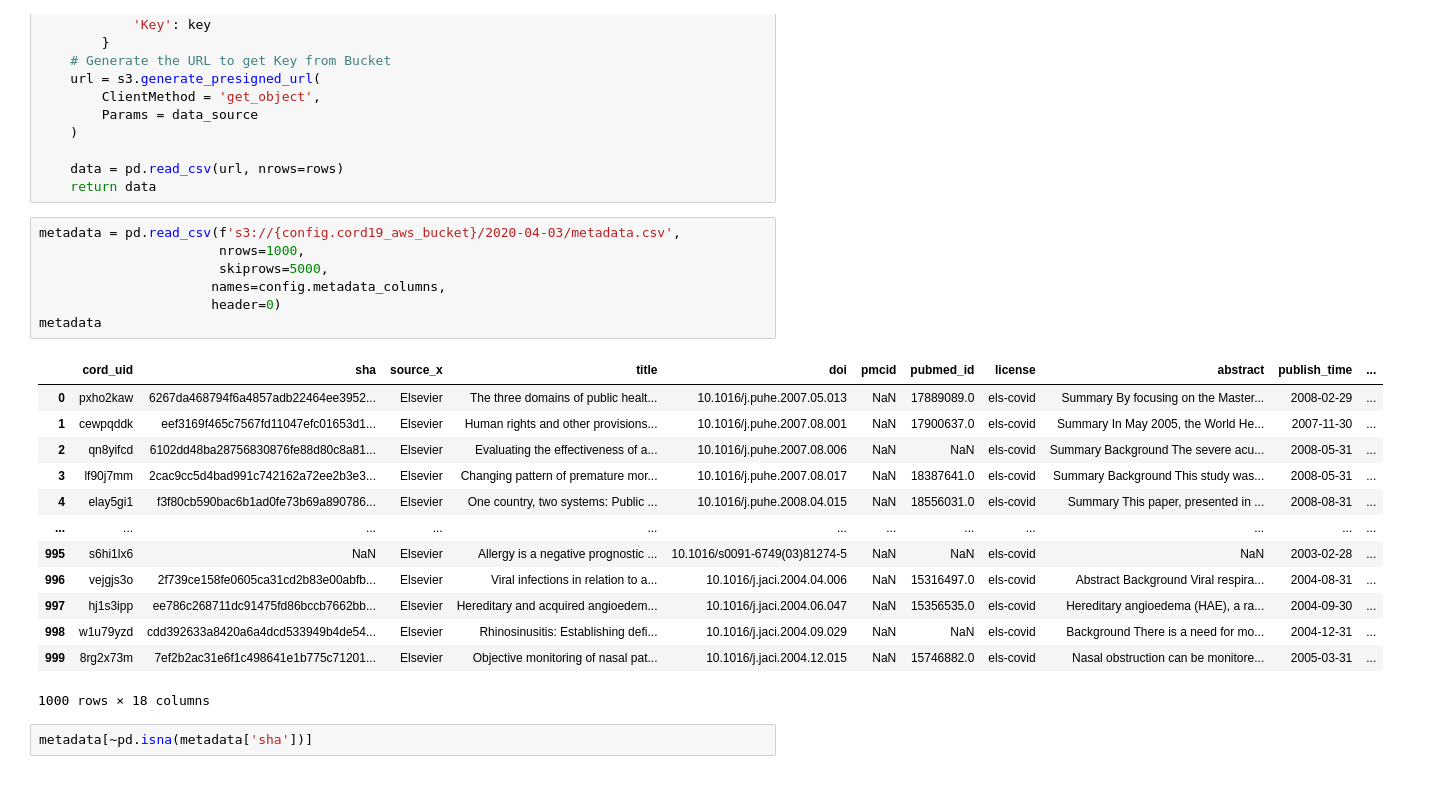
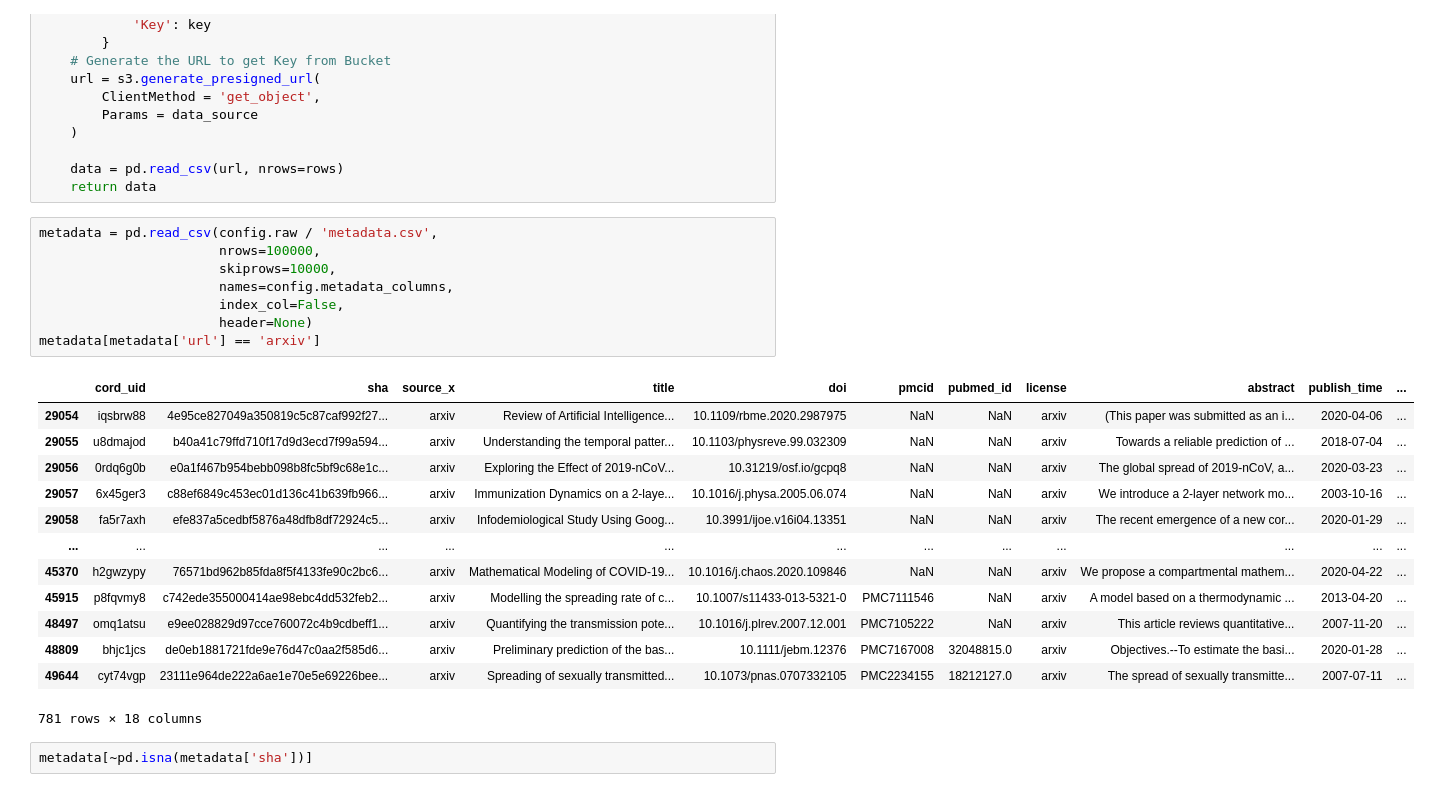
Before and after one commit to NationalLimerickProductions/seq2cite, a Jupyter notebook: notebooks/0_cord_data.ipynb, the cells around one changed output. Cells and saved outputs as stored; diff of their text form.

```diff
--- a/notebooks/0_cord_data.ipynb
+++ b/notebooks/0_cord_data.ipynb
@@ -139,26 +154,27 @@ def preview_csv_dataset(bucket, key, rows=10):
     data = pd.read_csv(url, nrows=rows)
     return data
 # %%
-metadata = pd.read_csv(f's3://{config.cord19_aws_bucket}/2020-04-03/metadata.csv',
-                       nrows=1000,
-                       skiprows=5000,
-                      names=config.metadata_columns,
-                      header=0)
-metadata
+metadata = pd.read_csv(config.raw / 'metadata.csv',
+                       nrows=100000,
+                       skiprows=10000,
+                       names=config.metadata_columns,
+                       index_col=False,
+                       header=None)
+metadata[metadata['url'] == 'arxiv']
 # %% [output]
 |  | cord_uid | sha | source_x | title | doi | pmcid | pubmed_id | license | abstract | publish_time | ... |
-| 0 | pxho2kaw | 6267da468794f6a4857adb22464ee3952... | Elsevier | The three domains of public healt... | 10.1016/j.puhe.2007.05.013 | NaN | 17889089.0 | els-covid | Summary By focusing on the Master... | 2008-02-29 | ... |
-| 1 | cewpqddk | eef3169f465c7567fd11047efc01653d1... | Elsevier | Human rights and other provisions... | 10.1016/j.puhe.2007.08.001 | NaN | 17900637.0 | els-covid | Summary In May 2005, the World He... | 2007-11-30 | ... |
-| 2 | qn8yifcd | 6102dd48ba28756830876fe88d80c8a81... | Elsevier | Evaluating the effectiveness of a... | 10.1016/j.puhe.2007.08.006 | NaN | NaN | els-covid | Summary Background The severe acu... | 2008-05-31 | ... |
-| 3 | lf90j7mm | 2cac9cc5d4bad991c742162a72ee2b3e3... | Elsevier | Changing pattern of premature mor... | 10.1016/j.puhe.2007.08.017 | NaN | 18387641.0 | els-covid | Summary Background This study was... | 2008-05-31 | ... |
-| 4 | elay5gi1 | f3f80cb590bac6b1ad0fe73b69a890786... | Elsevier | One country, two systems: Public ... | 10.1016/j.puhe.2008.04.015 | NaN | 18556031.0 | els-covid | Summary This paper, presented in ... | 2008-08-31 | ... |
+| 29054 | iqsbrw88 | 4e95ce827049a350819c5c87caf992f27... | arxiv | Review of Artificial Intelligence... | 10.1109/rbme.2020.2987975 | NaN | NaN | arxiv | (This paper was submitted as an i... | 2020-04-06 | ... |
+| 29055 | u8dmajod | b40a41c79ffd710f17d9d3ecd7f99a594... | arxiv | Understanding the temporal patter... | 10.1103/physreve.99.032309 | NaN | NaN | arxiv | Towards a reliable prediction of ... | 2018-07-04 | ... |
+| 29056 | 0rdq6g0b | e0a1f467b954bebb098b8fc5bf9c68e1c... | arxiv | Exploring the Effect of 2019-nCoV... | 10.31219/osf.io/gcpq8 | NaN | NaN | arxiv | The global spread of 2019-nCoV, a... | 2020-03-23 | ... |
+| 29057 | 6x45ger3 | c88ef6849c453ec01d136c41b639fb966... | arxiv | Immunization Dynamics on a 2-laye... | 10.1016/j.physa.2005.06.074 | NaN | NaN | arxiv | We introduce a 2-layer network mo... | 2003-10-16 | ... |
+| 29058 | fa5r7axh | efe837a5cedbf5876a48dfb8df72924c5... | arxiv | Infodemiological Study Using Goog... | 10.3991/ijoe.v16i04.13351 | NaN | NaN | arxiv | The recent emergence of a new cor... | 2020-01-29 | ... |
 | ... | ... | ... | ... | ... | ... | ... | ... | ... | ... | ... | ... |
-| 995 | s6hi1lx6 | NaN | Elsevier | Allergy is a negative prognostic ... | 10.1016/s0091-6749(03)81274-5 | NaN | NaN | els-covid | NaN | 2003-02-28 | ... |
-| 996 | vejgjs3o | 2f739ce158fe0605ca31cd2b83e00abfb... | Elsevier | Viral infections in relation to a... | 10.1016/j.jaci.2004.04.006 | NaN | 15316497.0 | els-covid | Abstract Background Viral respira... | 2004-08-31 | ... |
-| 997 | hj1s3ipp | ee786c268711dc91475fd86bccb7662bb... | Elsevier | Hereditary and acquired angioedem... | 10.1016/j.jaci.2004.06.047 | NaN | 15356535.0 | els-covid | Hereditary angioedema (HAE), a ra... | 2004-09-30 | ... |
-| 998 | w1u79yzd | cdd392633a8420a6a4dcd533949b4de54... | Elsevier | Rhinosinusitis: Establishing defi... | 10.1016/j.jaci.2004.09.029 | NaN | NaN | els-covid | Background There is a need for mo... | 2004-12-31 | ... |
-| 999 | 8rg2x73m | 7ef2b2ac31e6f1c498641e1b775c71201... | Elsevier | Objective monitoring of nasal pat... | 10.1016/j.jaci.2004.12.015 | NaN | 15746882.0 | els-covid | Nasal obstruction can be monitore... | 2005-03-31 | ... |
+| 45370 | h2gwzypy | 76571bd962b85fda8f5f4133fe90c2bc6... | arxiv | Mathematical Modeling of COVID-19... | 10.1016/j.chaos.2020.109846 | NaN | NaN | arxiv | We propose a compartmental mathem... | 2020-04-22 | ... |
+| 45915 | p8fqvmy8 | c742ede355000414ae98ebc4dd532feb2... | arxiv | Modelling the spreading rate of c... | 10.1007/s11433-013-5321-0 | PMC7111546 | NaN | arxiv | A model based on a thermodynamic ... | 2013-04-20 | ... |
+| 48497 | omq1atsu | e9ee028829d97cce760072c4b9cdbeff1... | arxiv | Quantifying the transmission pote... | 10.1016/j.plrev.2007.12.001 | PMC7105222 | NaN | arxiv | This article reviews quantitative... | 2007-11-20 | ... |
+| 48809 | bhjc1jcs | de0eb1881721fde9e76d47c0aa2f585d6... | arxiv | Preliminary prediction of the bas... | 10.1111/jebm.12376 | PMC7167008 | 32048815.0 | arxiv | Objectives.--To estimate the basi... | 2020-01-28 | ... |
+| 49644 | cyt74vgp | 23111e964de222a6ae1e70e5e69226bee... | arxiv | Spreading of sexually transmitted... | 10.1073/pnas.0707332105 | PMC2234155 | 18212127.0 | arxiv | The spread of sexually transmitte... | 2007-07-11 | ... |
-1000 rows × 18 columns
+781 rows × 18 columns
 # %%
 metadata[~pd.isna(metadata['sha'])]
 # %% [output]
```
Also changed, not shown: parts of 4 cells of this notebook, 1 other file.
